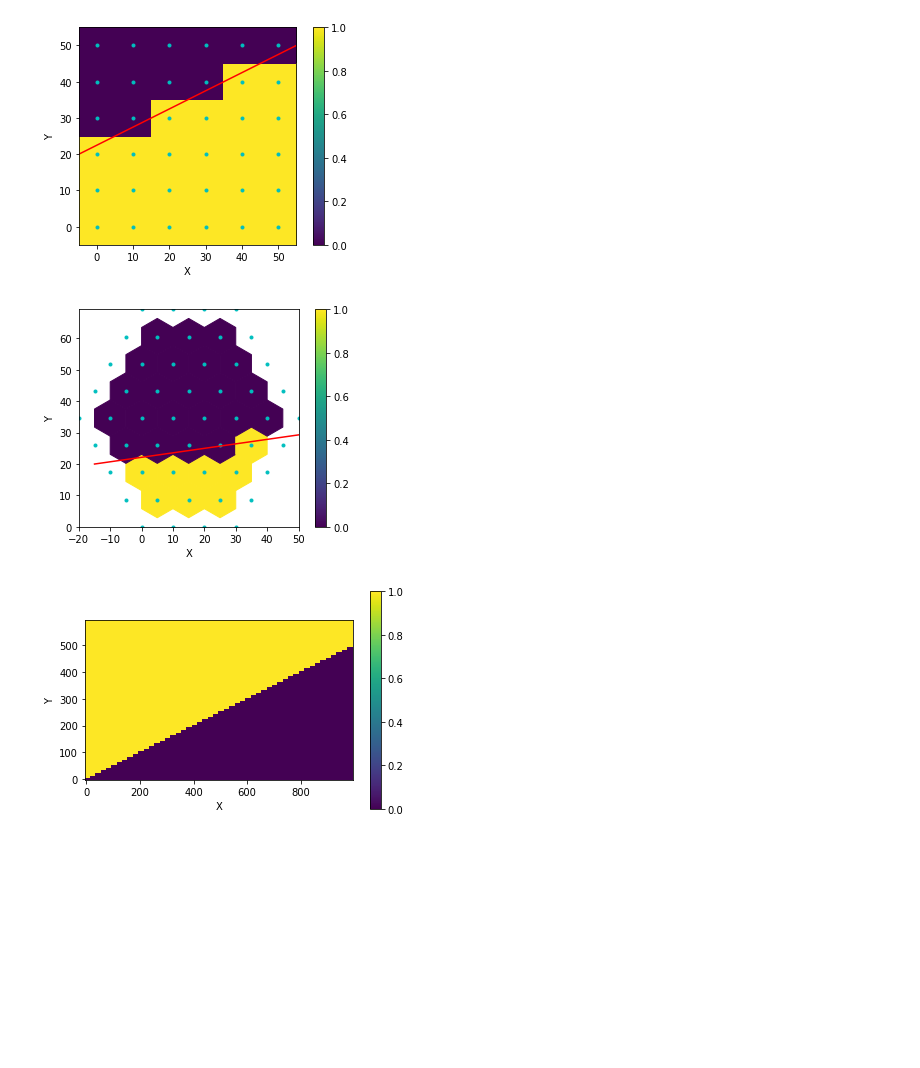
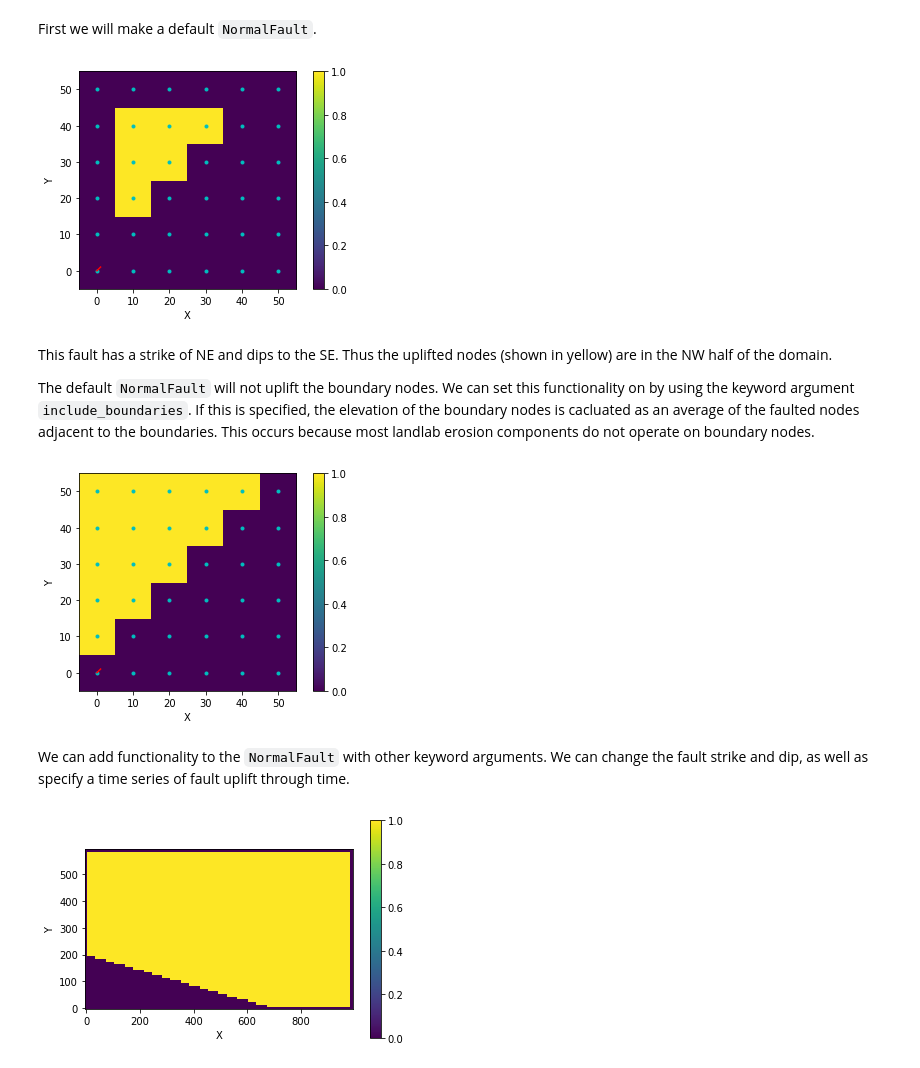
Before and after one commit to landlab/tutorials, a Jupyter notebook: normal_fault/normal_fault_component_tutorial.ipynb, the cells around one changed output. Cells and saved outputs as stored; diff of their text form; code cells hidden in the pictures; blank space fills up the shorter version.

Commit message:
draft of normal fault tutorial ready for review

```diff
--- a/normal_fault/normal_fault_component_tutorial.ipynb
+++ b/normal_fault/normal_fault_component_tutorial.ipynb
@@ -6,75 +51,49 @@ import numpy as np
 from landlab import RasterModelGrid, HexModelGrid
 from landlab.components import NormalFault, FastscapeEroder, FlowAccumulator, StreamPowerEroder
 from landlab.plot import imshow_grid
+# %% [markdown]
+First we will make a default `NormalFault`.
 # %%
 grid = RasterModelGrid((6, 6), spacing=10)
 
 _ = grid.add_zeros('node', 'topographic__elevation')
 
-param_dict = {'faulted_surface': 'topographic__elevation',
-              'fault_dip_angle': 90.0,
-              'fault_throw_rate_through_time': {'time': [0, 9, 10],
-                                                'rate': [0, 0, 0.05]},
-              'fault_trace': {'y1': 50.0,
-                              'x1': 55.0,
-                              'y2': 20.0,
-                              'x2': -5.0},
-              'include_boundaries': True}
-
-nf = NormalFault(grid, params=param_dict)
+nf = NormalFault(grid)
 
 plt.figure()
 imshow_grid(grid, nf.faulted_nodes, cmap='viridis')
 plt.plot(grid.x_of_node, grid.y_of_node, 'c.')
-plt.plot([param_dict['fault_trace']['x1'], param_dict['fault_trace']['x2']],
-         [param_dict['fault_trace']['y1'], param_dict['fault_trace']['y2']], 'r')
+plt.plot([nf.fault_trace['x1'], nf.fault_trace['x2']],
+         [nf.fault_trace['y1'], nf.fault_trace['y2']], 'r')
 plt.show()
 # %% [output]
-[figure, old version]
+[figure, new version]
+# %% [markdown]
+ This fault has a strike of NE and dips to the SE. Thus the uplifted nodes (shown in yellow) are in the NW half of the domain.
+
+The default `NormalFault` will not uplift the boundary nodes. We can set this functionality on by using the keyword argument `include_boundaries`. If this is specified, the elevation of the boundary nodes is cacluated as an average of the faulted nodes adjacent to the boundaries. This occurs because most landlab erosion components do not operate on boundary nodes.
 # %%
-grid = HexModelGrid(9, 4, dx=10)
-
-_ = grid.add_zeros('node', 'topographic__elevation')
-
-param_dict = {'faulted_surface': 'topographic__elevation',
-              'fault_dip_angle': 90.0,
-              'fault_throw_rate_through_time': {'time': [0, 9, 10],
-                                                'rate': [0, 0, 0.05]},
-              'fault_trace': {'y1': 30.0,
-                              'x1': 55.0,
-                              'y2': 20.0,
-                              'x2': -15.0},
-              'include_boundaries': False}
-
-nf = NormalFault(grid, params=param_dict)
+nf = NormalFault(grid, include_boundaries=True)
 
 plt.figure()
 imshow_grid(grid, nf.faulted_nodes, cmap='viridis')
 plt.plot(grid.x_of_node, grid.y_of_node, 'c.')
-plt.plot([param_dict['fault_trace']['x1'], param_dict['fault_trace']['x2']],
-         [param_dict['fault_trace']['y1'], param_dict['fault_trace']['y2']], 'r')
-ax= plt.gca()
+plt.plot([nf.fault_trace['x1'], nf.fault_trace['x2']],
+         [nf.fault_trace['y1'], nf.fault_trace['y2']], 'r')
 plt.show()
-
-# TODO. hex grid boundaries.
 # %% [output]
-[figure, old version]
+[figure, new version]
+# %% [markdown]
+We can add functionality to the `NormalFault` with other keyword arguments. We can change the fault strike and dip, as well as specify a time series of fault uplift through time.
 # %%
 grid = RasterModelGrid((60, 100), spacing=10)
 z = grid.add_zeros('node', 'topographic__elevation')
-z += np.random.randn(z.size)
 
-param_dict = {'faulted_surface': 'topographic__elevation',
-              'fault_dip_angle': 90.0,
-              'fault_throw_rate_through_time': {'time': [0, 900, 1000],
-                                                'rate': [0, 0, 0.05]},
-              'fault_trace': {'y1': 0,
-                              'x1': 0,
-                              'y2': 30,
-                              'x2': 60},
-              'include_boundaries': True}
+nf = NormalFault(grid, fault_trace = {'x1': 0,
+                                      'y1': 200,
+                                      'y2': 30,
+                                      'x2': 600})
 
-nf = NormalFault(grid, params=param_dict)
 imshow_grid(grid, nf.faulted_nodes, cmap='viridis')
 # %% [output]
-[figure, old version]
+[figure, new version]
```
Also changed, not shown: parts of 19 cells of this notebook.
